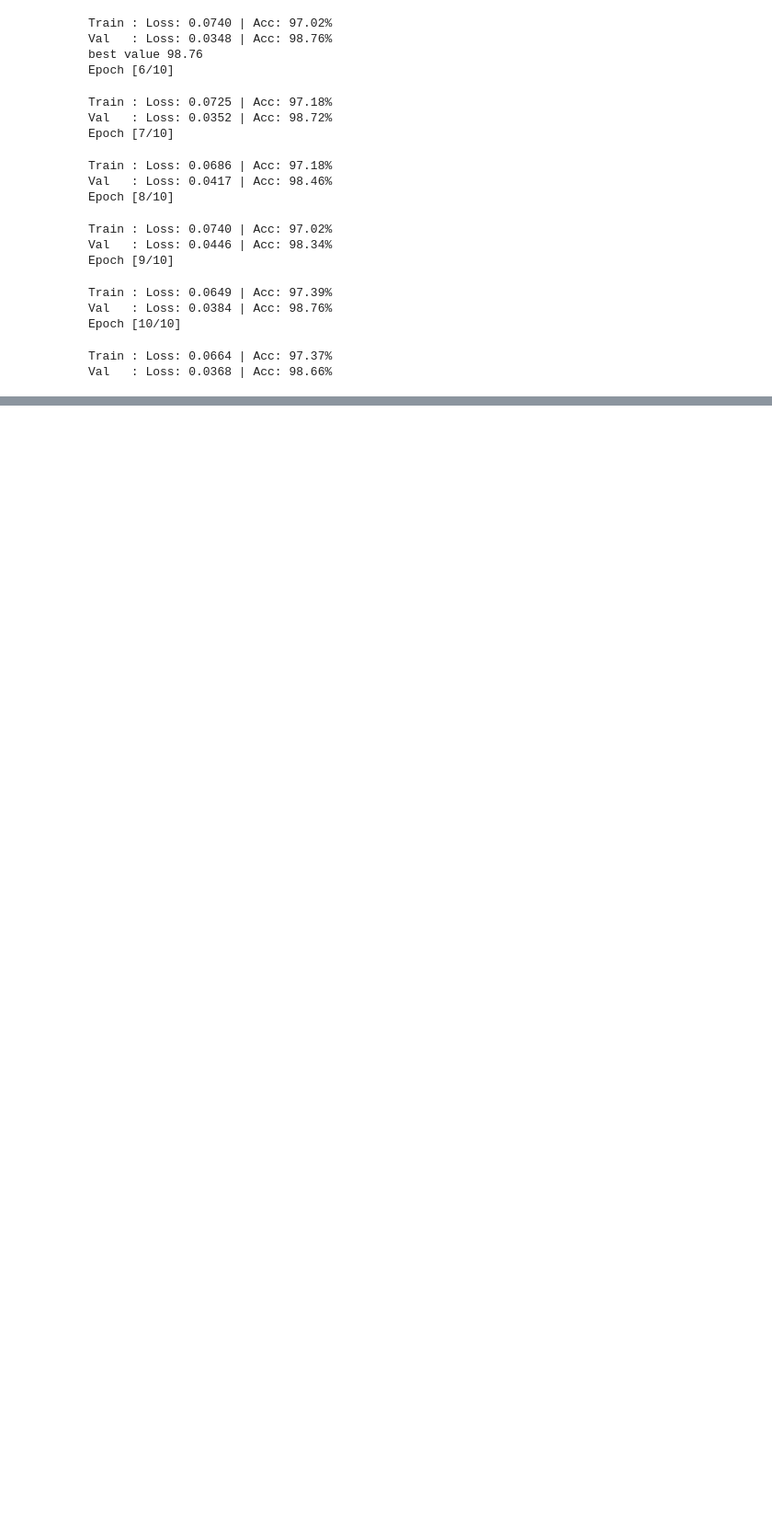
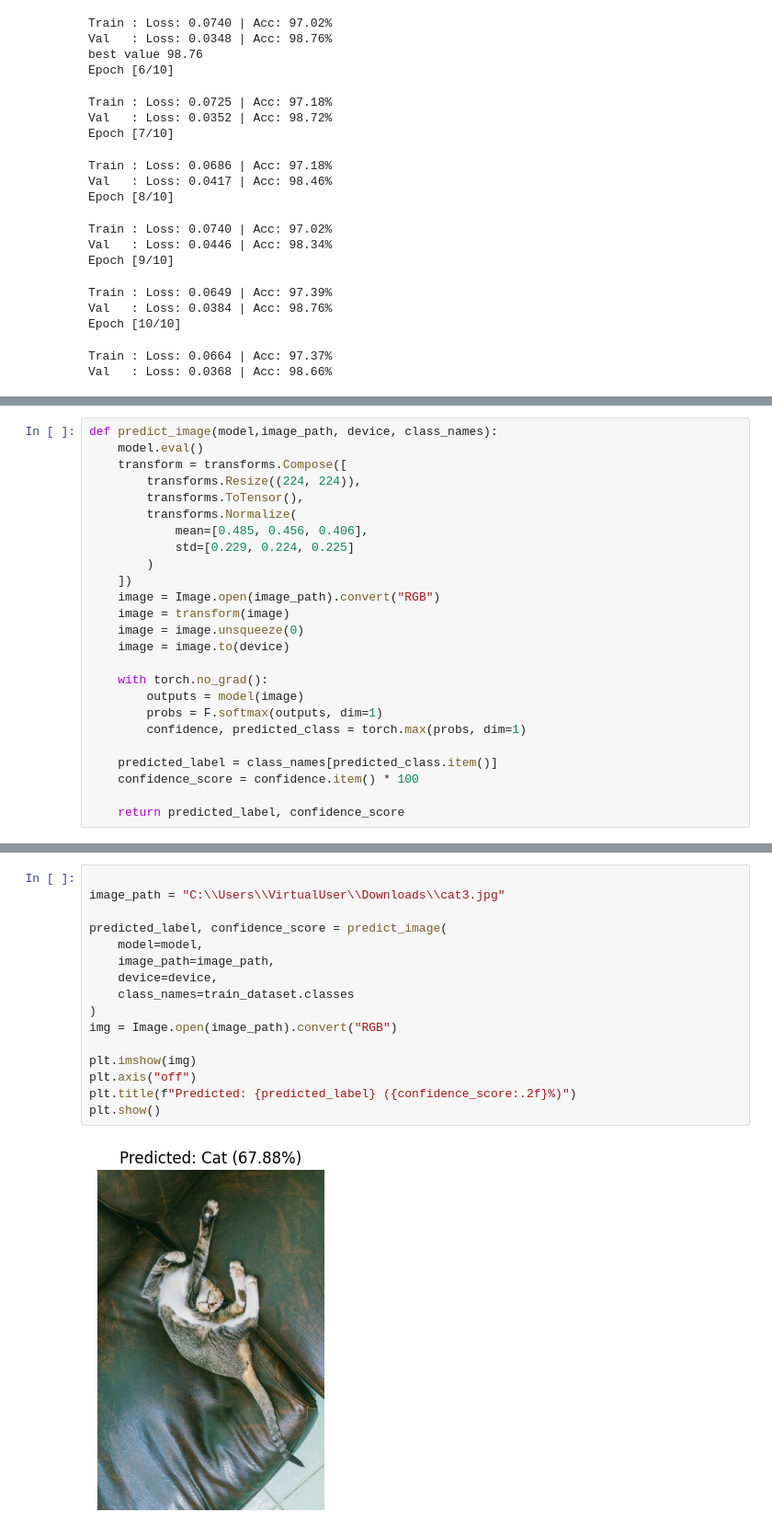
Before and after one commit to TOA-Intership-2026/NANDANA, a Jupyter notebook: model.ipynb, the cells around one changed output, grey strips where cells are left out. Shown at 92% size. Saved outputs shown, nothing was run; the diff lists cells and outputs as text; blank space fills up the shorter version.

Commit message:
prediction function done

```diff
--- a/model.ipynb
+++ b/model.ipynb
@@ -324,3 +326,28 @@ plt.tight_layout()
 plt.show()
 # %% [output]
 [figure]
+# %%
+def predict_image(model,image_path, device, class_names):
+    model.eval()
+    transform = transforms.Compose([
+        transforms.Resize((224, 224)),
+        transforms.ToTensor(),
+        transforms.Normalize(
+            mean=[0.485, 0.456, 0.406],
+            std=[0.229, 0.224, 0.225]
+        )
+    ])
+    image = Image.open(image_path).convert("RGB")
+    image = transform(image)
+    image = image.unsqueeze(0)
+    image = image.to(device)
+
+    with torch.no_grad():
+        outputs = model(image)
+        probs = F.softmax(outputs, dim=1)
+        confidence, predicted_class = torch.max(probs, dim=1)
+
+    predicted_label = class_names[predicted_class.item()]
+    confidence_score = confidence.item() * 100
+
+    return predicted_label, confidence_score
@@ -326,0 +374,18 @@ plt.show()
+# %%
+
+image_path = "C:\\Users\\VirtualUser\\Downloads\\cat3.jpg"
+
+predicted_label, confidence_score = predict_image(
+    model=model,
+    image_path=image_path,
+    device=device,
+    class_names=train_dataset.classes
+)
+img = Image.open(image_path).convert("RGB")
+
+plt.imshow(img)
+plt.axis("off")
+plt.title(f"Predicted: {predicted_label} ({confidence_score:.2f}%)")
+plt.show()
+# %% [output]
+[figure, added]
```
Also changed, not shown: parts of 3 cells of this notebook.
